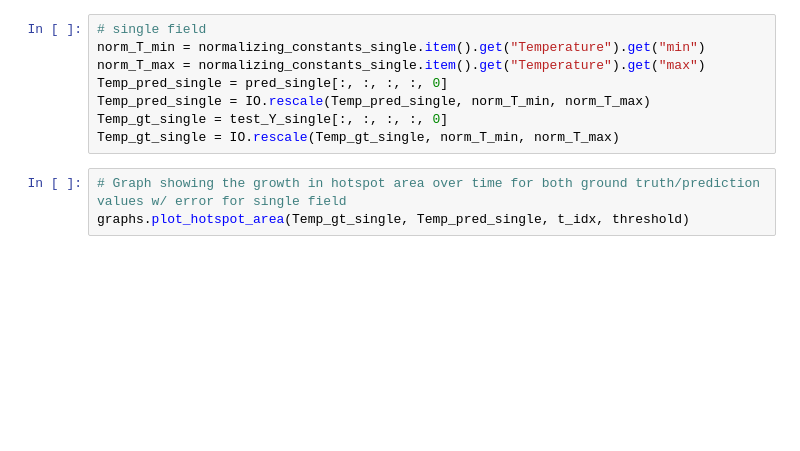
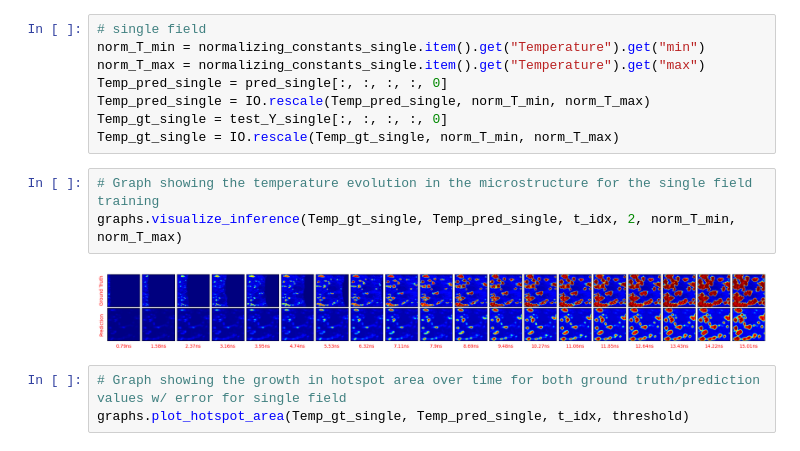
Before and after one commit to baeklab/parc, a Jupyter notebook: demos/modularized.ipynb, the cells around one changed output. Drawn from its saved outputs; the diff is of its cells as text; blank space fills up the shorter version.

```diff
--- a/demos/modularized.ipynb
+++ b/demos/modularized.ipynb
@@ -371,6 +373,11 @@ Temp_pred_single = pred_single[:, :, :, :, 0]
 Temp_pred_single = IO.rescale(Temp_pred_single, norm_T_min, norm_T_max)
 Temp_gt_single = test_Y_single[:, :, :, :, 0]
 Temp_gt_single = IO.rescale(Temp_gt_single, norm_T_min, norm_T_max)
+# %%
+# Graph showing the temperature evolution in the microstructure for the single field training
+graphs.visualize_inference(Temp_gt_single, Temp_pred_single, t_idx, 2, norm_T_min, norm_T_max)
+# %% [output]
+[figure, added]
 # %%
 # Graph showing the growth in hotspot area over time for both ground truth/prediction values w/ error for single field
 graphs.plot_hotspot_area(Temp_gt_single, Temp_pred_single, t_idx, threshold)
```
Also changed, not shown: parts of 2 cells of this notebook, 2 other files.
